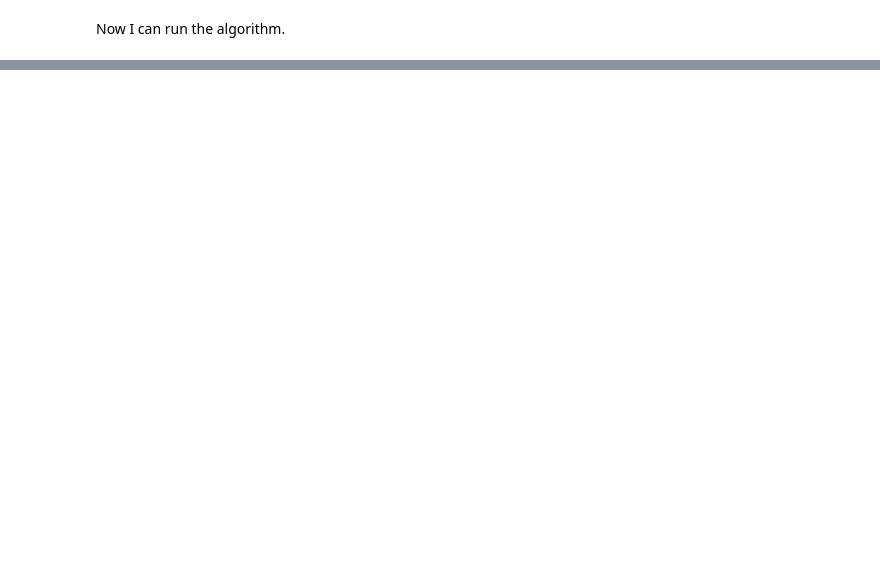
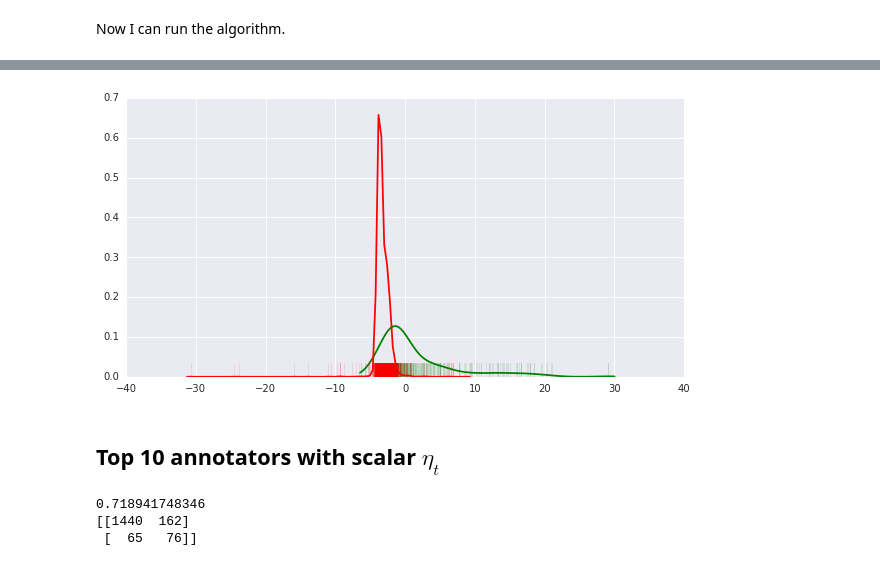
Before and after one commit to chengsoonong/crowdastro, a Jupyter notebook: notebooks/50_yan_rgz.ipynb, the cells around one changed output, grey strips where cells are left out. Drawn from its saved outputs; the diff is of its cells as text; code cells hidden in the pictures; blank space fills up the shorter version.

```diff
--- a/notebooks/50_yan_rgz.ipynb
+++ b/notebooks/50_yan_rgz.ipynb
@@ -166,0 +274,3 @@ Now I can run the algorithm.
+# %%
+simulated_norris_labels = numpy.ma.MaskedArray(numpy.tile(norris_labels, (5, 1)),
+                                               mask=numpy.random.binomial(1, 0.5, size=(5, 24140)))
@@ -166,0 +329,20 @@ Now I can run the algorithm.
+# %%
+import sklearn.linear_model
+
+lr = sklearn.linear_model.LogisticRegression(C=100)
+with h5py.File(TRAINING_H5_PATH) as f_h5:
+    x = f_h5['features']
+    lr.fit(x[downsampled_train, :], norris_labels[downsampled_train])
+# %%
+with h5py.File(TRAINING_H5_PATH) as f_h5:
+    x = f_h5['features']
+    pred = lr.predict(x[downsampled_test, :])
+    cm = sklearn.metrics.confusion_matrix(norris_labels[downsampled_test], pred)
+
+    tp = cm[1, 1]
+    n, p = cm.sum(axis=1)
+    tn = cm[0, 0]
+
+    ba = (tp / p + tn / n) / 2
+    print(ba)
+    print(cm)
@@ -166,0 +353,11 @@ Now I can run the algorithm.
+# %%
+with h5py.File(TRAINING_H5_PATH) as f_h5:
+    x = f_h5['features']
+    score = lr.decision_function(x[downsampled_test, :])
+    pos_score = score[norris_labels[downsampled_test] == 1]
+    neg_score = score[norris_labels[downsampled_test] == 0]
+    assert pos_score.shape[0] + neg_score.shape[0] == score.shape[0]
+    plt.figure(figsize=(10, 5))
+    seaborn.distplot(pos_score, rug=True, hist=False, color='green', rug_kws={'alpha': 0.1})
+    seaborn.distplot(neg_score, rug=True, hist=False, color='red', rug_kws={'alpha': 0.1})
+    plt.show()
@@ -166,0 +366,15 @@ Now I can run the algorithm.
+# %%
+with h5py.File(TRAINING_H5_PATH) as f_h5:
+    x = f_h5['features']
+    score = lr.decision_function(x[downsampled_train, :])
+    pos_score = score[norris_labels[downsampled_train] == 1]
+    neg_score = score[norris_labels[downsampled_train] == 0]
+    assert pos_score.shape[0] + neg_score.shape[0] == score.shape[0]
+    plt.figure(figsize=(10, 5))
+    seaborn.distplot(pos_score, rug=True, hist=False, color='green', rug_kws={'alpha': 0.1})
+    seaborn.distplot(neg_score, rug=True, hist=False, color='red', rug_kws={'alpha': 0.1})
+    plt.show()
+# %% [output]
+[figure, added]
+# %% [markdown]
+## Top 10 annotators with scalar $\eta_t$
@@ -166,0 +385,17 @@ Now I can run the algorithm.
+# %%
+with h5py.File(TRAINING_H5_PATH) as f_h5:
+    x = f_h5['features']
+    pred = passive_crowd.predict(res[0], res[1], x[downsampled_test, :])
+    cm = sklearn.metrics.confusion_matrix(norris_labels[downsampled_test], pred)
+
+    tp = cm[1, 1]
+    n, p = cm.sum(axis=1)
+    tn = cm[0, 0]
+
+    ba = (tp / p + tn / n) / 2
+    print(ba)
+    print(cm)
+# %% [output]
+0.718941748346
+[[1440  162]
+ [  65   76]]
```
Also changed, not shown: parts of 47 cells of this notebook, 3 other files.
